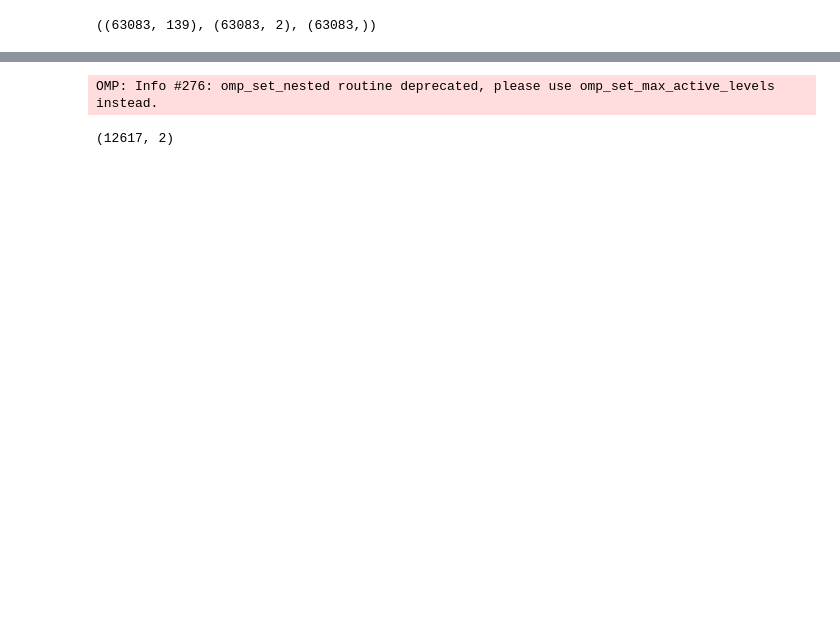
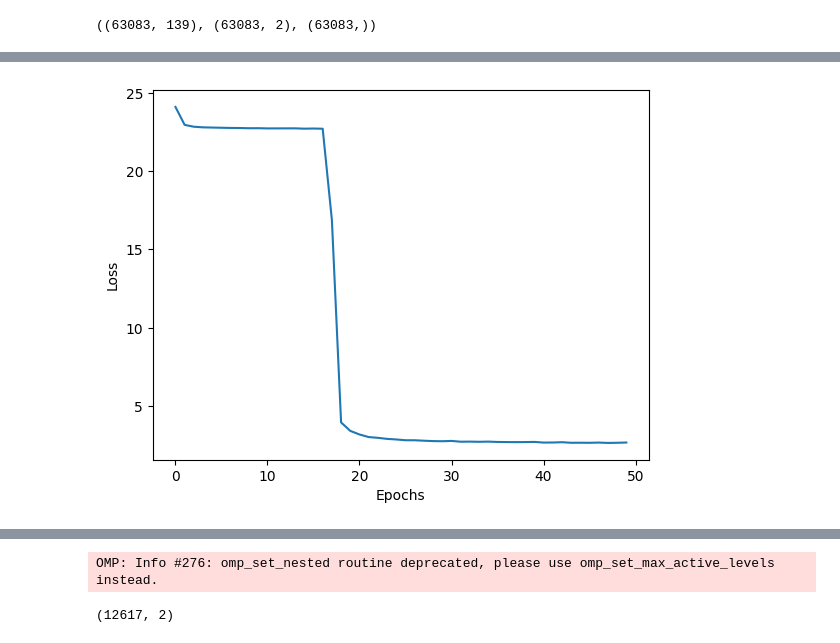
Before and after one commit to harrypenguin/Multimodal-Autoencoder, a Jupyter notebook: 2025Model.ipynb, the cells around one changed output, grey strips where cells are left out. Saved outputs shown, nothing was run; the diff lists cells and outputs as text; code cells hidden in the pictures; blank space fills up the shorter version.

```diff
--- a/2025Model.ipynb
+++ b/2025Model.ipynb
@@ -258,2 +222,10 @@ plt.legend()
+# %%
+
+plt.plot(losses_final)
+plt.xlabel("Epochs")
+plt.ylabel("Loss")
+torch.save(AE_final, f"model_full_0207.pth")
+# %% [output]
+[figure, added]
 # %%
 with torch.no_grad():
```
Also changed, not shown: parts of 23 cells of this notebook, 8 other files.
